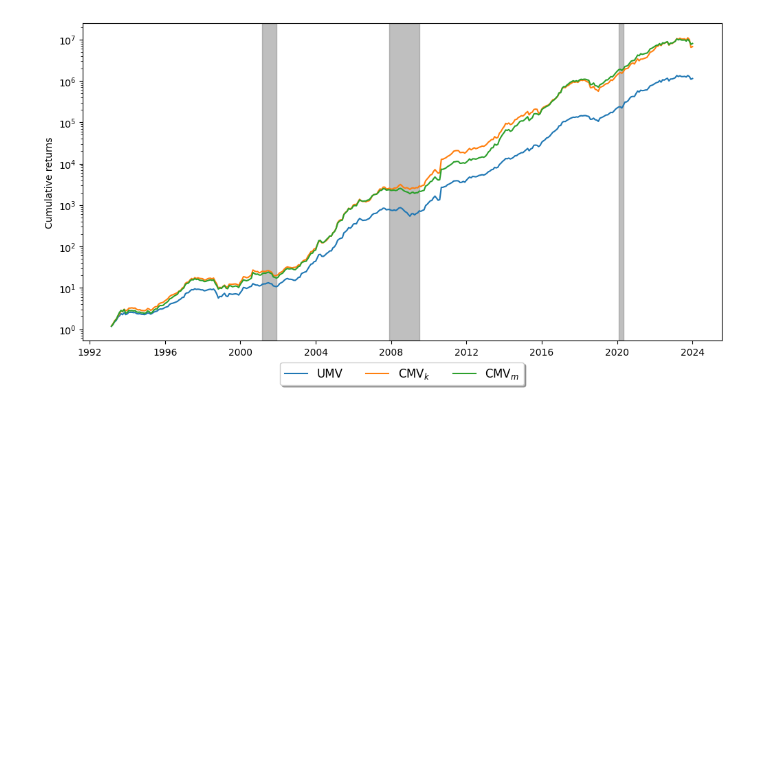
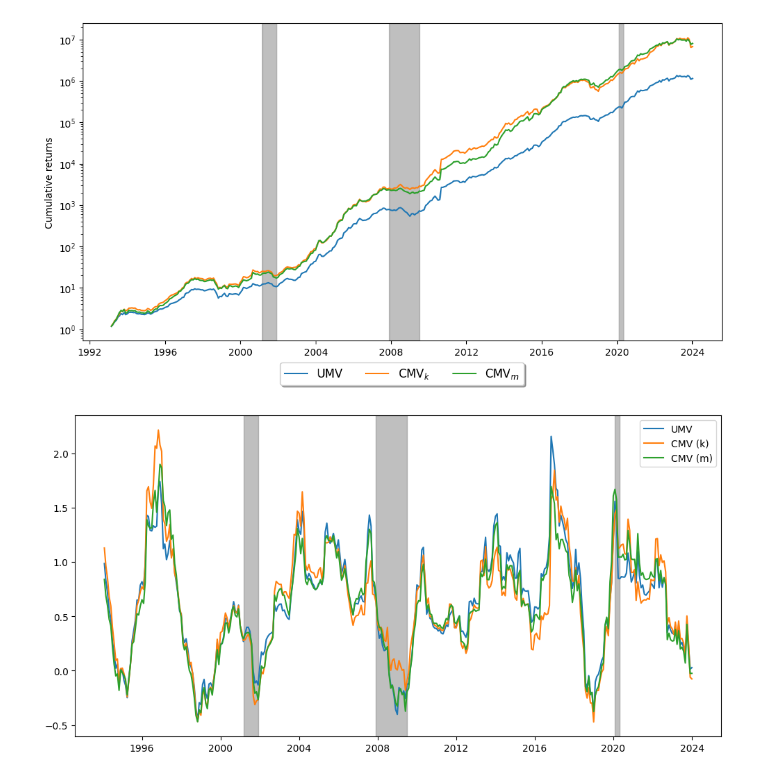
Before and after one commit to emilwilliam/Master-Thesis, a Jupyter notebook: Code/11_volatility_managed_portfolios.ipynb, the cells around one changed output. Drawn from its saved outputs; the diff is of its cells as text; code cells hidden in the pictures; blank space fills up the shorter version.

```diff
--- a/Code/11_volatility_managed_portfolios.ipynb
+++ b/Code/11_volatility_managed_portfolios.ipynb
@@ -268,3 +268,16 @@ plt.savefig('Plots/cumulative_returns_ptfs.png')
 plt.show()
 # %% [output]
 [figure]
+# %%
+### Plotting the 1-year rolling window Sharpe ratio
+fig, ax = plt.subplots(figsize=(12, 6))
+ax.plot(MV['UMV'].rolling(12).mean() / MV['UMV'].rolling(12).std(), label='UMV')
+ax.plot(MV['CMV_k'].rolling(12).mean() / MV['CMV_k'].rolling(12).std(), label='CMV (k)')
+ax.plot(MV['CMV_m'].rolling(12).mean() / MV['CMV_m'].rolling(12).std(), label='CMV (m)')
+ax.legend()
+for start, end in recessions:
+    plt.axvspan(start, end, color='grey', alpha=0.5)
+plt.savefig('Plots/cumulrolling_sharpe_ratio_ptfs.png')
+plt.show()
+# %% [output]
+[figure, added]
```
Also changed, not shown: parts of 2 cells of this notebook, 8 other files.
